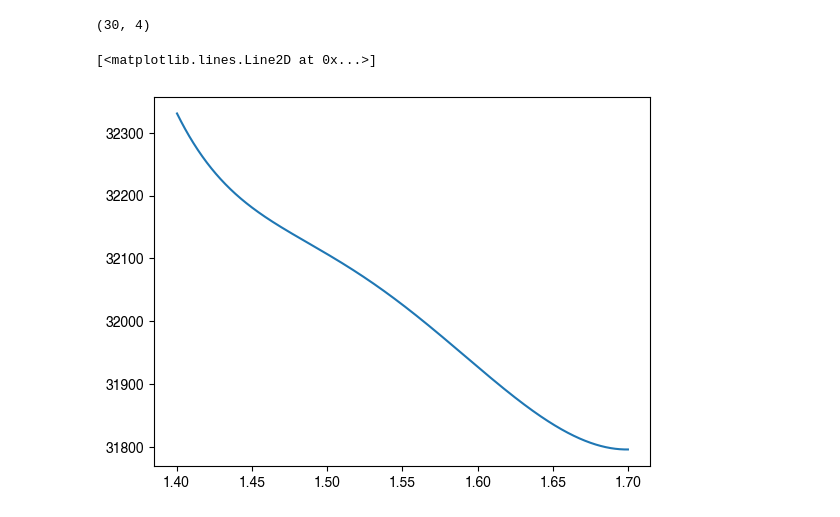
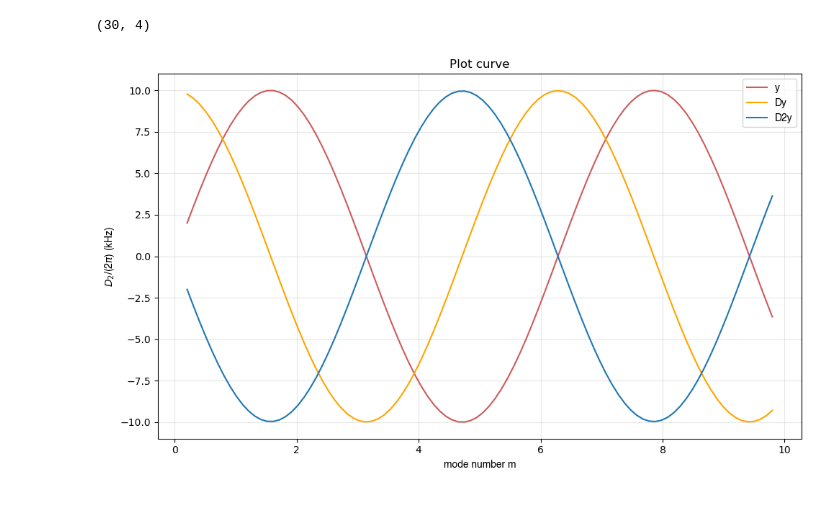
Before and after one commit to Harryxwh/SiNDispersionEngineering, a Jupyter notebook: test.ipynb, the cells around one changed output. Cells and saved outputs as stored; diff of their text form; code cells hidden in the pictures.

```diff
--- a/test.ipynb
+++ b/test.ipynb
@@ -128,8 +128,27 @@ D_WG1, Beta_1_WG1 = Calculate_dispersion_D(beta_uncoupled_arr_intp.reshape((num_
-# %%
-plt.plot(wavl_arr_intp[1:-1],Beta_1_WG1)
-# %% [output]
-[<matplotlib.lines.Line2D at 0x...>]
-[figure, removed]
+# %%
+x = np.linspace(0,10,100)
+y = 10*np.sin(x)
+Dy = First_derivative_central_diff(y,x)
+D2y = First_derivative_central_diff(Dy,x[1:-1])
+
+data_arr        = (np.c_[x[2:-2],y[2:-2],Dy[1:-1],D2y],)
+
+data_label_arr  = [r"y", r"Dy","D2y"]*3
+color_list      = ['indianred']+['Orange']+['tab:blue']+['tab:green']*2+['black']*10
+linestyle_list  = ["-"]*10
+
+param_dict   = {"Y_legends"     : data_label_arr,
+                "X_label"       :'mode number m',
+                "Y_label"       : r"$D_2$/(2$\pi$) (kHz)",
+                # "title"         : "Dispersion of Mode number non-conservation coupling",
+                # "figsize"       : (8,6),
+                "marker_list"   : [""]*15,
+                "linestyle_list": linestyle_list,
+                "colors_list"   : color_list,
+}
+Plot_curve(data_arr,**param_dict)
+# %% [output]
+[figure, added]
 # %%
 plt.plot(wavl_arr_intp[2:-2],D_WG1)
 # %% [output]
```
Also changed, not shown: parts of 11 cells of this notebook, 34 other files.
